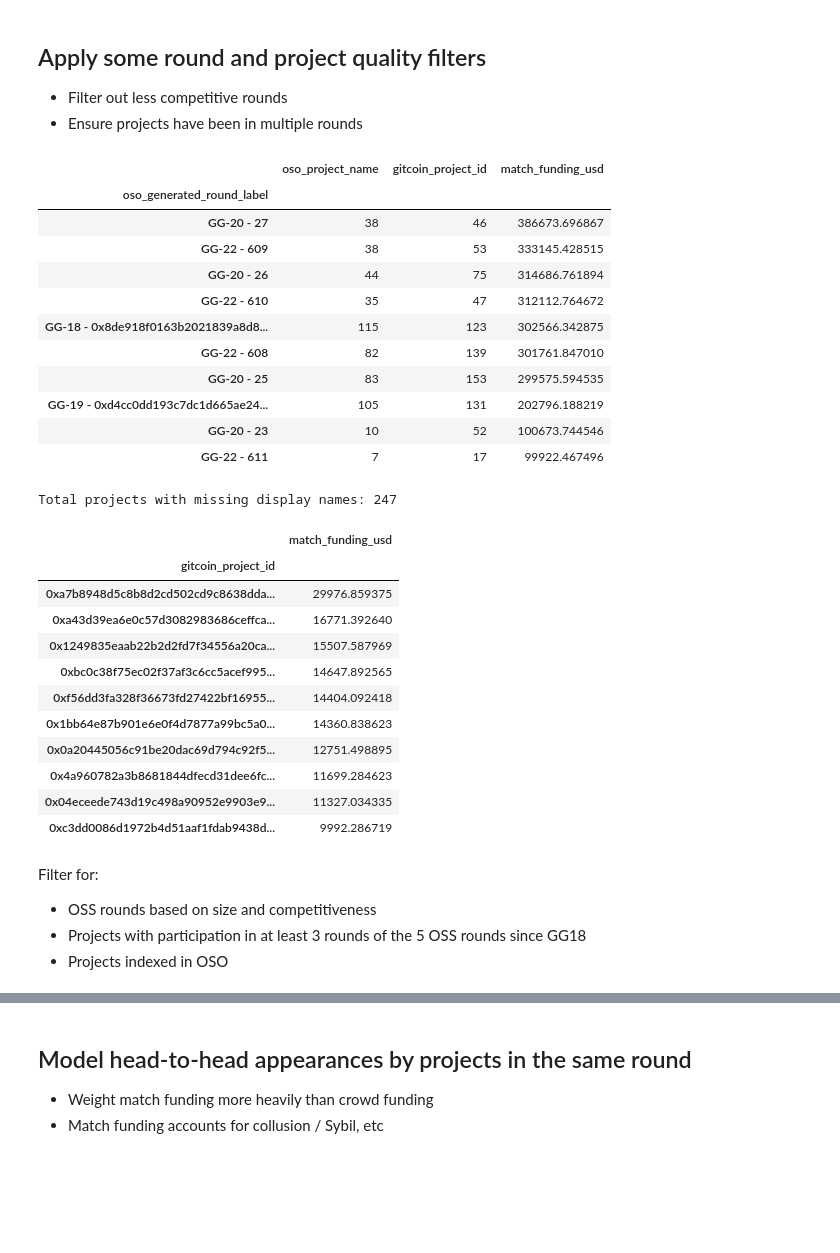
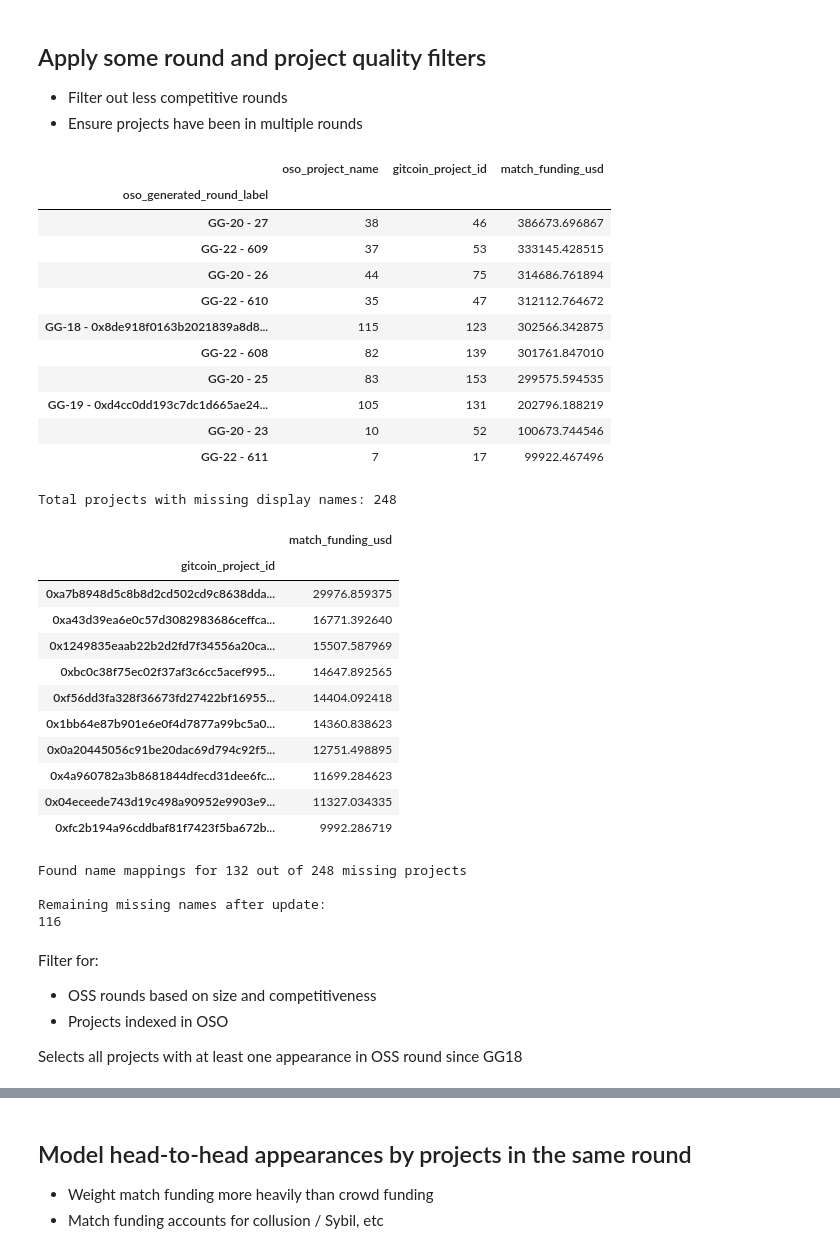
Before and after one commit to opensource-observer/insights, a Jupyter notebook: analysis/gitcoin/2025-01-30_GitcoinGrantsELO.ipynb, the cells around one changed output, grey strips where cells are left out. Drawn from its saved outputs; the diff is of its cells as text; code cells hidden in the pictures; blank space fills up the shorter version.

```diff
--- a/analysis/gitcoin/2025-01-30_GitcoinGrantsELO.ipynb
+++ b/analysis/gitcoin/2025-01-30_GitcoinGrantsELO.ipynb
@@ -6,9 +6,13 @@ import numpy as np
 import os
 import pandas as pd
 from google.cloud import bigquery
+from datetime import datetime
 
-os.environ['GOOGLE_APPLICATION_CREDENTIALS'] = '../../oso_gcp_credentials.json'
-client = bigquery.Client(project='opensource-observer')
+os.environ['GOOGLE_APPLICATION_CREDENTIALS'] = '/Users/rohitmalekar/oso/fleet-bongo-424111-b3-686f8f3f5e53.json'
+client = bigquery.Client()
+
+# Get today's date in YYYY-MM-DD format
+today = datetime.now().strftime('%Y-%m-%d')
 # %% [markdown]
 ## Grab historic Gitcoin funding event data for all projects
 - Subscribe to the OSO Production dataset on BigQuery (see docs [here](https://docs.opensource.observer/docs/get-started/bigquery))
@@ -68,7 +72,7 @@ oss_heavy_rounds
 |  | oso_project_name | gitcoin_project_id | match_funding_usd |
 | oso_generated_round_label |  |  |  |
 | GG-20 - 27 | 38 | 46 | 386673.696867 |
-| GG-22 - 609 | 38 | 53 | 333145.428515 |
+| GG-22 - 609 | 37 | 53 | 333145.428515 |
 | GG-20 - 26 | 44 | 75 | 314686.761894 |
 | GG-22 - 610 | 35 | 47 | 312112.764672 |
 | GG-18 - 0x8de918f0163b2021839a8d8... | 115 | 123 | 302566.342875 |
@@ -78,36 +82,76 @@ oss_heavy_rounds
 | GG-20 - 23 | 10 | 52 | 100673.744546 |
 | GG-22 - 611 | 7 | 17 | 99922.467496 |
 # %%
-# Debugging: Check for projects with missing display names
+# Check for projects with missing display names. This may occur for Gitcoin grants that are not indexed in OSO
 missing_names_df = (gitcoin_df[gitcoin_df['oso_display_name'].isnull()]
     .groupby('gitcoin_project_id')
     .agg({
         'match_funding_usd': 'sum'
     })
     .sort_values('match_funding_usd', ascending=False)
 )
 
 print(f"Total projects with missing display names: {len(missing_names_df)}")
+missing_names_df.to_csv('data/2025-02-03_missing_names.csv')
 missing_names_df.head(10)
 # %% [output]
-Total projects with missing display names: 247
+Total projects with missing display names: 248
 |  | match_funding_usd |
 | gitcoin_project_id |  |
 | 0xa7b8948d5c8b8d2cd502cd9c8638dda... | 29976.859375 |
 | 0xa43d39ea6e0c57d3082983686ceffca... | 16771.392640 |
 | 0x1249835eaab22b2d2fd7f34556a20ca... | 15507.587969 |
 | 0xbc0c38f75ec02f37af3c6cc5acef995... | 14647.892565 |
 | 0xf56dd3fa328f36673fd27422bf16955... | 14404.092418 |
 | 0x1bb64e87b901e6e0f4d7877a99bc5a0... | 14360.838623 |
 | 0x0a20445056c91be20dac69d794c92f5... | 12751.498895 |
 | 0x4a960782a3b8681844dfecd31dee6fc... | 11699.284623 |
 | 0x04eceede743d19c498a90952e9903e9... | 11327.034335 |
-| 0xc3dd0086d1972b4d51aaf1fdab9438d... | 9992.286719 |
+| 0xfc2b194a96cddbaf81f7423f5ba672b... | 9992.286719 |
+# %%
+# Patch to get missing OSO names for projects indexed in OSO but missing wallet information
+# First, identify missing names
+missing_ids = gitcoin_df[gitcoin_df['oso_display_name'].isnull()]['gitcoin_project_id'].unique()
+missing_ids_str = "', '".join(missing_ids)
+
+# Query to get missing names
+query = """
+SELECT dir.gitcoin_project_id, dir.latest_project_github,
+       proj.project_name as oso_project_name,
+       proj.display_name as oso_display_name
+FROM `oso_production.gitcoin_project_directory_v0` dir
+JOIN `oso_production.projects_v1` proj
+ON proj.project_name = dir.latest_project_github
+WHERE dir.gitcoin_project_id IN ('""" + missing_ids_str + """')
+"""
+
+missing_names_results = client.query(query)
+missing_names_df = missing_names_results.to_dataframe()
+
+print(f"Found name mappings for {len(missing_names_df)} out of {len(missing_ids)} missing projects")
+
+# Update gitcoin_df with the found names
+for _, row in missing_names_df.iterrows():
+    mask = gitcoin_df['gitcoin_project_id'] == row['gitcoin_project_id']
+    gitcoin_df.loc[mask, 'oso_project_name'] = row['oso_project_name']
+    gitcoin_df.loc[mask, 'oso_display_name'] = row['oso_display_name']
+
+gitcoin_df.to_csv('data/2025-02-03_gitcoin_df_with_names.csv')
+
+# Verify updates
+print("\nRemaining missing names after update:")
+print(gitcoin_df[gitcoin_df['oso_display_name'].isnull()]['gitcoin_project_id'].nunique())
+# %% [output]
+Found name mappings for 132 out of 248 missing projects
+
+Remaining missing names after update:
+116
 # %% [markdown]
 Filter for:
 - OSS rounds based on size and competitiveness
-- Projects with participation in at least 3 rounds of the 5 OSS rounds since GG18
 - Projects indexed in OSO
+
+Selects all projects with at least one appearance in OSS round since GG18
 # %%
 oss_heavy_rounds_list = list(oss_heavy_rounds.index)
 round_filter = gitcoin_df['oso_generated_round_label'].isin(oss_heavy_rounds_list)
```
Also changed, not shown: parts of 9 cells of this notebook, 6 other files.
